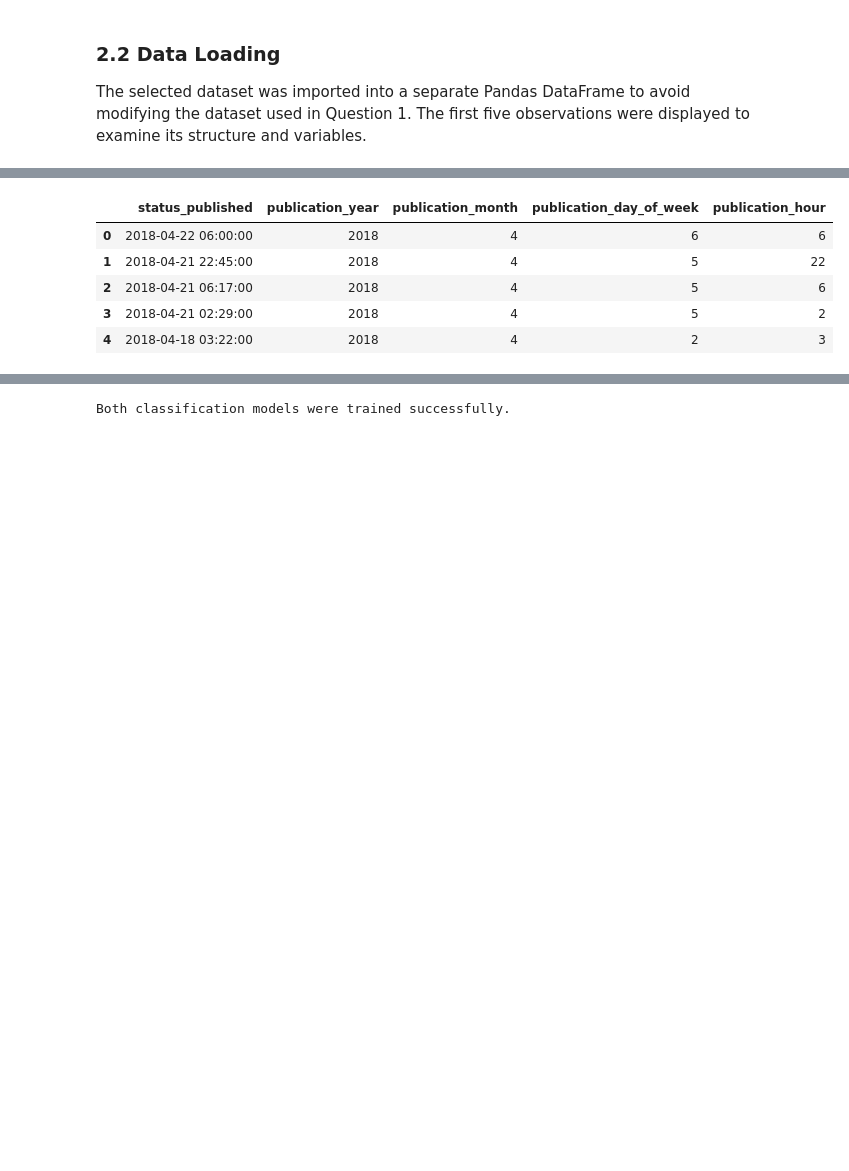
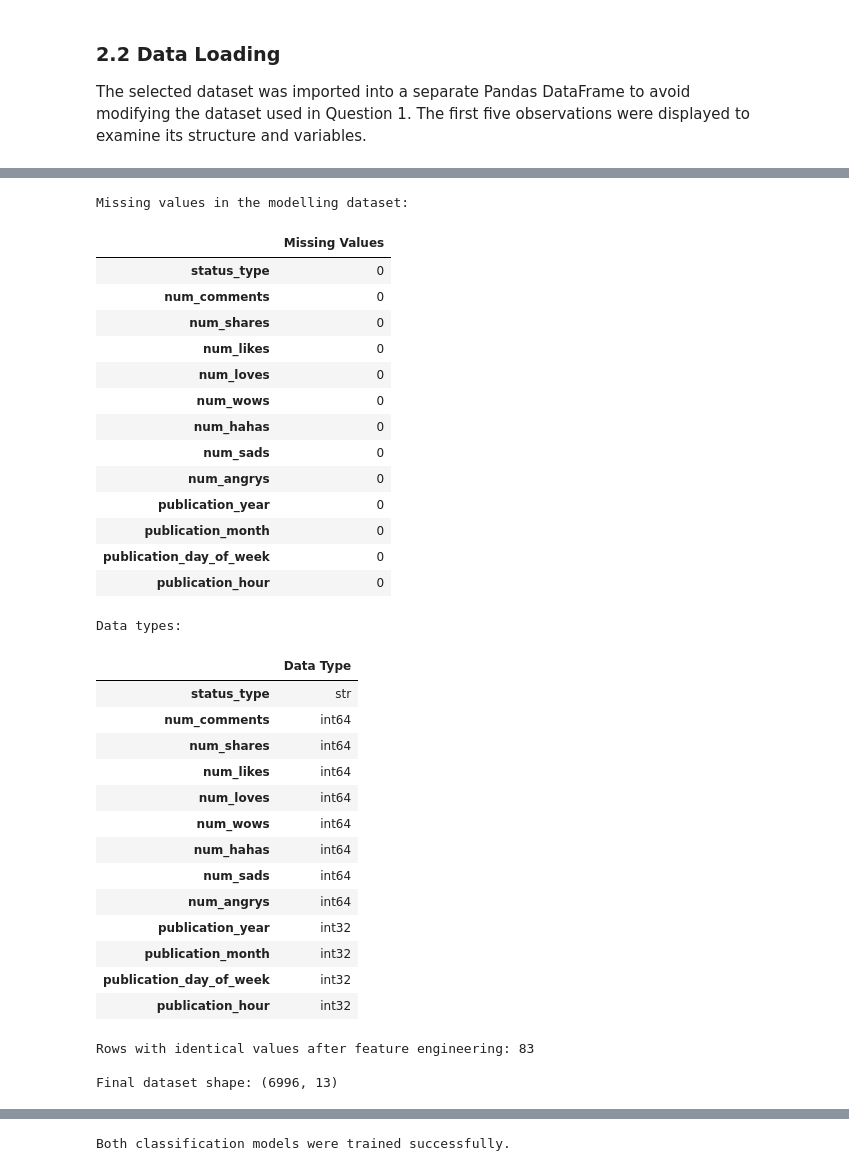
Before and after one commit to AmandaTFerraz/predictive-analytics-final-project, a Jupyter notebook: pda_finalproject.ipynb, the cells around one changed output, grey strips where cells are left out. Cells and saved outputs as stored; diff of their text form; code cells hidden in the pictures; blank space fills up the shorter version.

```diff
--- a/pda_finalproject.ipynb
+++ b/pda_finalproject.ipynb
@@ -839,34 +957,62 @@ Invalid publication dates: 0
 # %%
-# Extract useful information from the publication date
-live_df["publication_year"] = (
-    live_df["status_published"].dt.year
+print("Missing values in the modelling dataset:")
+display(
+    live_df.isnull()
+    .sum()
+    .to_frame(name="Missing Values")
 )
 
-live_df["publication_month"] = (
-    live_df["status_published"].dt.month
+print("\nData types:")
+display(
+    live_df.dtypes
+    .astype(str)
+    .to_frame(name="Data Type")
 )
 
-live_df["publication_day_of_week"] = (
-    live_df["status_published"].dt.dayofweek
+engineered_duplicate_rows = (
+    live_df.duplicated().sum()
 )
 
-live_df["publication_hour"] = (
-    live_df["status_published"].dt.hour
+print(
+    "\nRows with identical values after feature engineering:",
+    engineered_duplicate_rows
 )
 
-live_df[
-    [
-        "status_published",
-        "publication_year",
-        "publication_month",
-        "publication_day_of_week",
-        "publication_hour"
-    ]
-].head()
+print(
+    "\nFinal dataset shape:",
+    live_df.shape
+)
 # %% [output]
+Missing values in the modelling dataset:
-|  | status_published | publication_year | publication_month | publication_day_of_week | publication_hour |
-| 0 | 2018-04-22 06:00:00 | 2018 | 4 | 6 | 6 |
-| 1 | 2018-04-21 22:45:00 | 2018 | 4 | 5 | 22 |
-| 2 | 2018-04-21 06:17:00 | 2018 | 4 | 5 | 6 |
-| 3 | 2018-04-21 02:29:00 | 2018 | 4 | 5 | 2 |
-| 4 | 2018-04-18 03:22:00 | 2018 | 4 | 2 | 3 |
+|  | Missing Values |
+| status_type | 0 |
+| num_comments | 0 |
+| num_shares | 0 |
+| num_likes | 0 |
+| num_loves | 0 |
+| num_wows | 0 |
+| num_hahas | 0 |
+| num_sads | 0 |
+| num_angrys | 0 |
+| publication_year | 0 |
+| publication_month | 0 |
+| publication_day_of_week | 0 |
+| publication_hour | 0 |
+Data types:
+|  | Data Type |
+| status_type | str |
+| num_comments | int64 |
+| num_shares | int64 |
+| num_likes | int64 |
+| num_loves | int64 |
+| num_wows | int64 |
+| num_hahas | int64 |
+| num_sads | int64 |
+| num_angrys | int64 |
+| publication_year | int32 |
+| publication_month | int32 |
+| publication_day_of_week | int32 |
+| publication_hour | int32 |
+Rows with identical values after feature engineering: 83
+
+Final dataset shape: (6996, 13)
```
Also changed, not shown: parts of 63 cells of this notebook.
